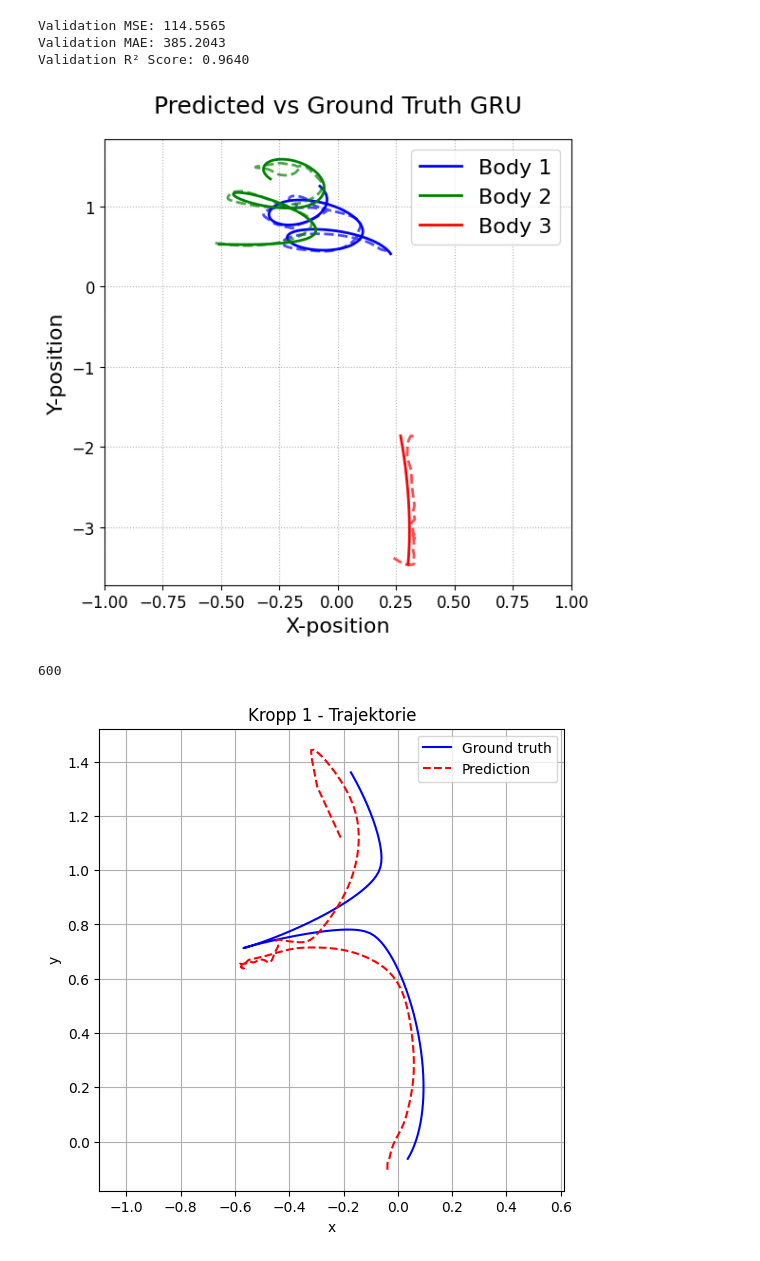
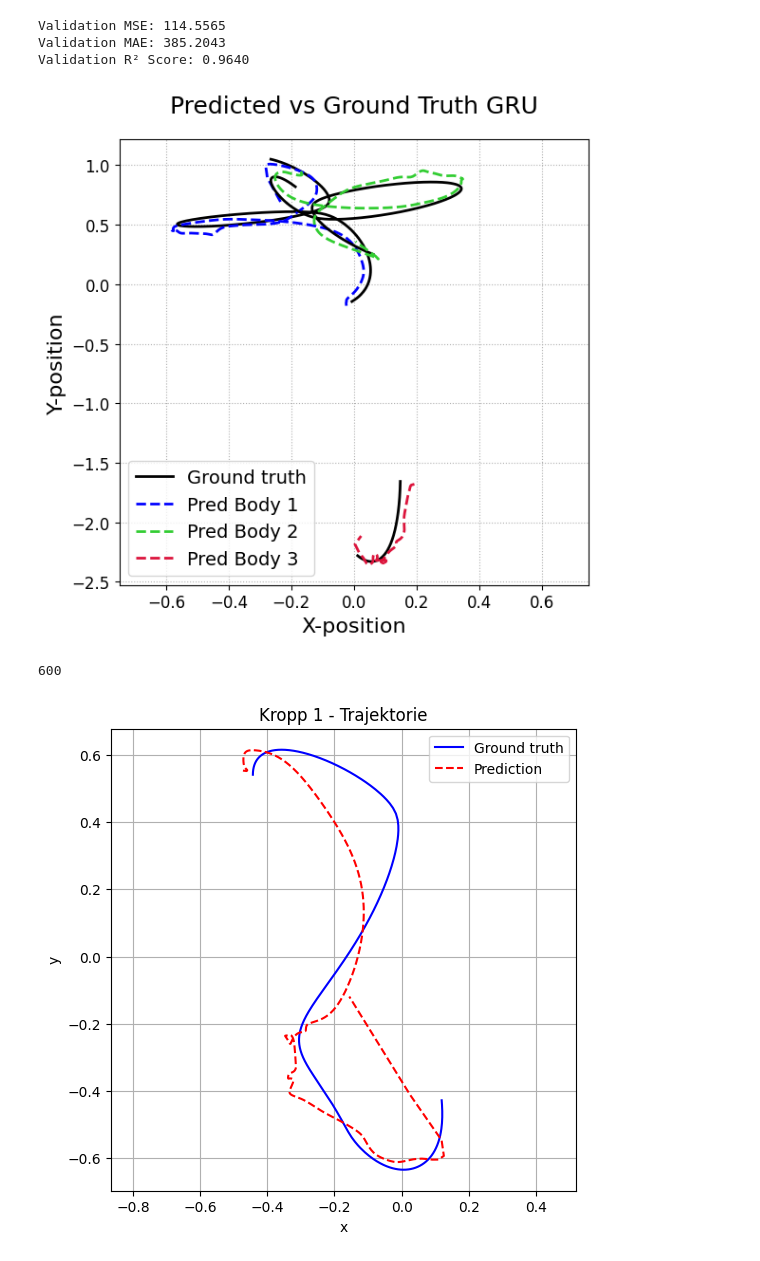
Before and after one commit to samuelarmgren/Project-K, a Jupyter notebook: GRU.ipynb, the cells around one changed output. Drawn from its saved outputs; the diff is of its cells as text; code cells hidden in the pictures.

```diff
--- a/GRU.ipynb
+++ b/GRU.ipynb
@@ -145,7 +144,7 @@ model.eval()
 
 X = np.load("X.npy")
 y = np.load("y.npy")
-y = y[:, 600:1200, :]  # du predikterar bara sista halvan
+y = y[:, 600:1200, :]
 
 X_mean = X.mean(axis=(0, 1), keepdims=True)
 X_std = X.std(axis=(0, 1), keepdims=True)
@@ -154,8 +153,8 @@ X_norm = (X - X_mean) / (X_std + 1e-8)
 y_mean = y.mean(axis=(0, 1), keepdims=True)
 y_std = y.std(axis=(0, 1), keepdims=True)
 
-
-i = 541 #16
+# sample index
+i = 664
 input_seq = torch.tensor(X_norm[i], dtype=torch.float32).unsqueeze(0).to(device)
 
 with torch.no_grad():
@@ -166,84 +165,86 @@ y_true = y[i][:, idx]
 y_pred = pred_norm * y_std.squeeze()[idx] + y_mean.squeeze()[idx]
 
 fig, ax = plt.subplots(figsize=(6,6))
-labels = ['Body 1', 'Body 2', 'Body 3']
-colors = ['blue', 'green', 'red']
+labels = ['Pred Body 1', 'Pred Body 2', 'Pred Body 3']
+colors = ['blue', 'limegreen', 'crimson']
 for k in range(3):
         x_true = y_true[:, k*2]
         y_true_k = y_true[:, k*2+1]
         x_pred = y_pred[:, k*2]
         y_pred_k = y_pred[:, k*2+1]
 
-        # True trajectory – solid
-        ax.plot(x_true, y_true_k, color="black", label = labels[k], linewidth=2)
+        if k == 0:
+            ax.plot(x_true, y_true_k, color="black", linewidth=2, label="Ground truth")
+        else:
+            ax.plot(x_true, y_true_k, color="black", linewidth=2)
 
-        # Prediction – dashed
-        ax.plot(x_pred, y_pred_k, linestyle='--', color=colors[k], linewidth=2, alpha=0.7)
+
+        ax.plot(x_pred, y_pred_k, linestyle='--', color=colors[k], label = labels[k], linewidth=2, alpha=1)
 
 ax.set_title("Predicted vs Ground Truth GRU", fontsize=18, pad=20)
 ax.set_xlabel("X-position", fontsize=16)
 ax.set_ylabel("Y-position", fontsize=16)
 ax.tick_params(labelsize=12)
 #ax.axis("equal")
-plt.xlim(-1,1)
-ax.legend(fontsize =16)
+plt.xlim(-0.75,0.75)
+ax.legend(fontsize =14)
 
 ax.grid(True, linestyle=':', linewidth=0.8)
 plt.tight_layout()
 plt.show()
 print(len(y[i]))
 # %% [output]
-[figure, old version]
+[figure, new version]
 600
 # %%
 import matplotlib.pyplot as plt
 import torch
 import numpy as np
 
-# 1. Ladda modellen
+
 model = GRUPredictor(input_size=12, hidden_size=384, num_layers=3, dropout=0.3).to(device)
 model.load_state_dict(torch.load("best_gru_model.pth"))
 model.eval()
 
-# 2. Normalisera input
+
 X = np.load("X.npy")
 y = np.load("y.npy")
-y = y[:, 600:1200, :]  # prediktion för framtid
+y = y[:, 600:1200, :]
 
 X_mean = X.mean(axis=(0, 1), keepdims=True)
 X_std = X.std(axis=(0, 1), keepdims=True)
 X_norm = (X - X_mean) / (X_std + 1e-8)
 
 y_mean = y.mean(axis=(0, 1), keepdims=True)
 y_std = y.std(axis=(0, 1), keepdims=True)
 
-# 3. Välj sample och kropp
-i = 267 # 21 , 261 sample index
-body_index = 0 # 0 = kropp 1, 1 = kropp 2, 2 = kropp 3
 
-# 4. Förbered input
+i = 22 # sample index
+body_index = 0 # 0 = body 1, 1 = body 2, 2 = body 3
+
+
 input_seq = torch.tensor(X_norm[i], dtype=torch.float32).unsqueeze(0).to(device)
 
 with torch.no_grad():
     pred_norm = model(input_seq).squeeze(0).cpu().numpy()  # (300, 6)
 
-# 5. Avnormalisera
-idx = [0, 1, 4, 5, 8, 9]  # x,y för kroppar
+
+idx = [0, 1, 4, 5, 8, 9]
 y_true = y[i][:, [idx[body_index * 2], idx[body_index * 2 + 1]]]
 y_pred = pred_norm[:, body_index * 2:body_index * 2 + 2]
 y_pred = y_pred * y_std.squeeze()[[idx[body_index * 2], idx[body_index * 2 + 1]]] + \
          y_mean.squeeze()[[idx[body_index * 2], idx[body_index * 2 + 1]]]
 
 # 6. Plot
 plt.figure(figsize=(6, 6))
 plt.plot(y_true[:, 0], y_true[:, 1], label="Ground truth", color='blue')
 plt.plot(y_pred[:, 0], y_pred[:, 1], '--', label="Prediction", color='red')
 plt.title(f"Kropp {body_index + 1} - Trajektorie")
 plt.xlabel("x")
 plt.ylabel("y")
 plt.axis("equal")
 plt.grid(True)
 plt.legend()
 plt.show()
 # %% [output]
-[figure, old version]
+[figure, new version]
```
Also changed, not shown: parts of 2 cells of this notebook, 3 other files.
